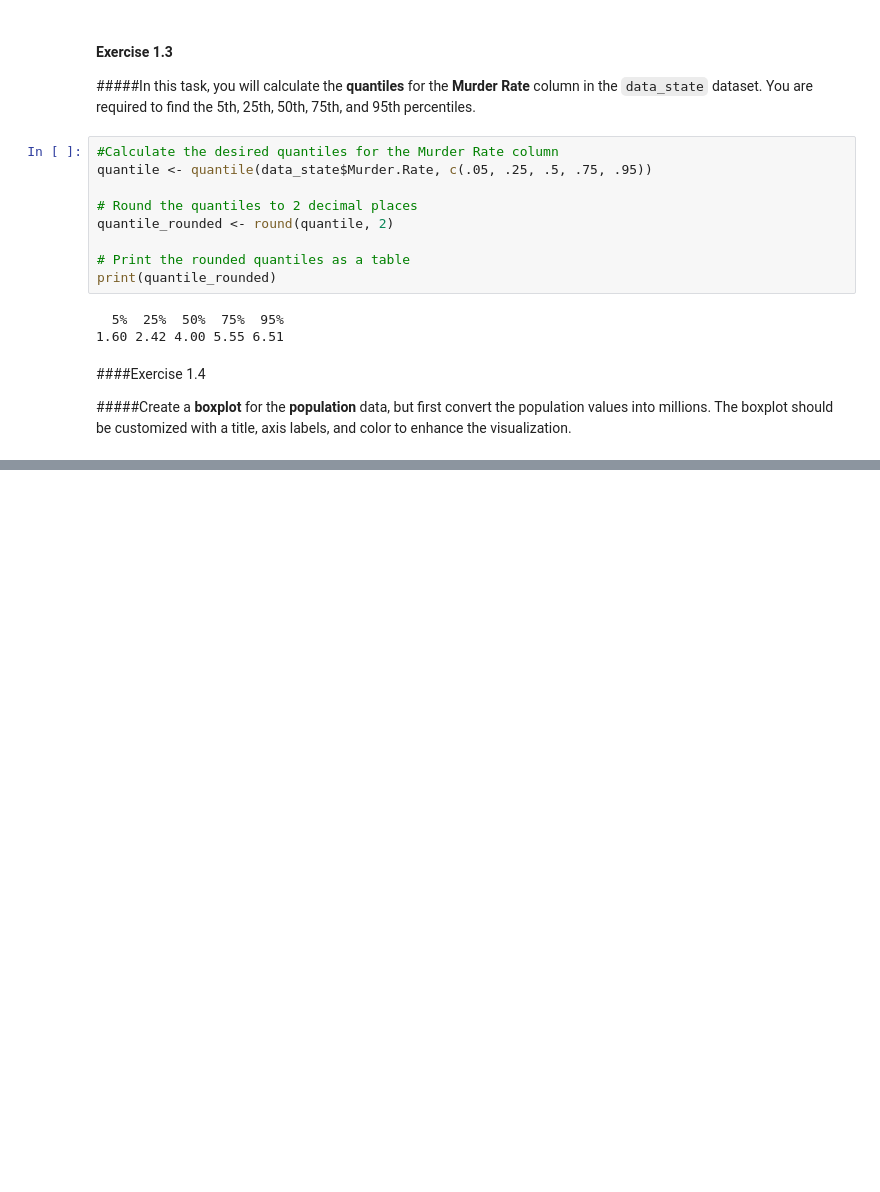
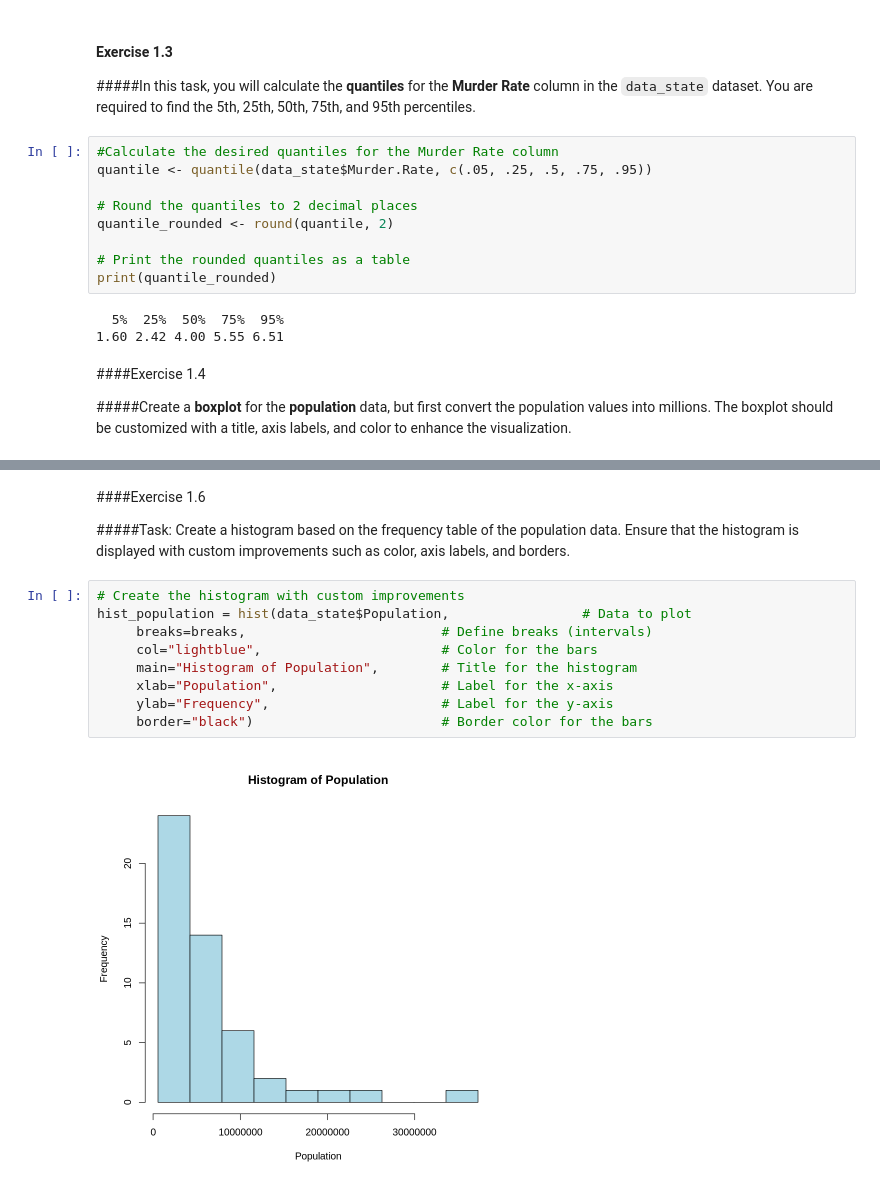
Before and after one commit to davidofitaly/notes_02_50_key_stats_ds, a Jupyter notebook: 01_chapter/01_raw_notes.ipynb, the cells around one changed output, grey strips where cells are left out. Drawn from its saved outputs; the diff is of its cells as text; blank space fills up the shorter version.

```diff
--- a/01_chapter/01_raw_notes.ipynb
+++ b/01_chapter/01_raw_notes.ipynb
@@ -418,0 +443,15 @@ table(po_freq)
+# %% [markdown]
+####Exercise 1.6
+
+#####Task: Create a histogram based on the frequency table of the population data. Ensure that the histogram is displayed with custom improvements such as color, axis labels, and borders.
+# %%
+# Create the histogram with custom improvements
+hist_population = hist(data_state$Population,                 # Data to plot
+     breaks=breaks,                         # Define breaks (intervals)
+     col="lightblue",                       # Color for the bars
+     main="Histogram of Population",        # Title for the histogram
+     xlab="Population",                     # Label for the x-axis
+     ylab="Frequency",                      # Label for the y-axis
+     border="black")                        # Border color for the bars
+# %% [output]
+[figure, added]
```
Also changed, not shown: parts of 5 cells of this notebook.
